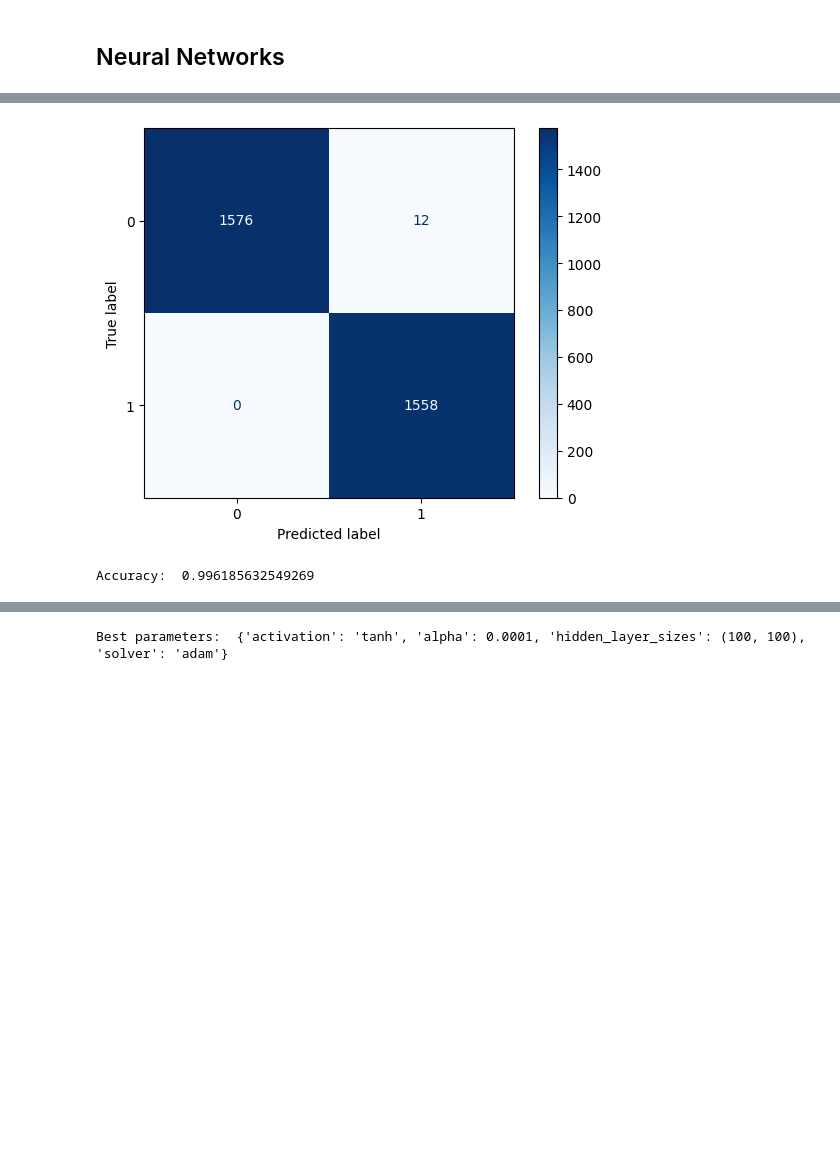
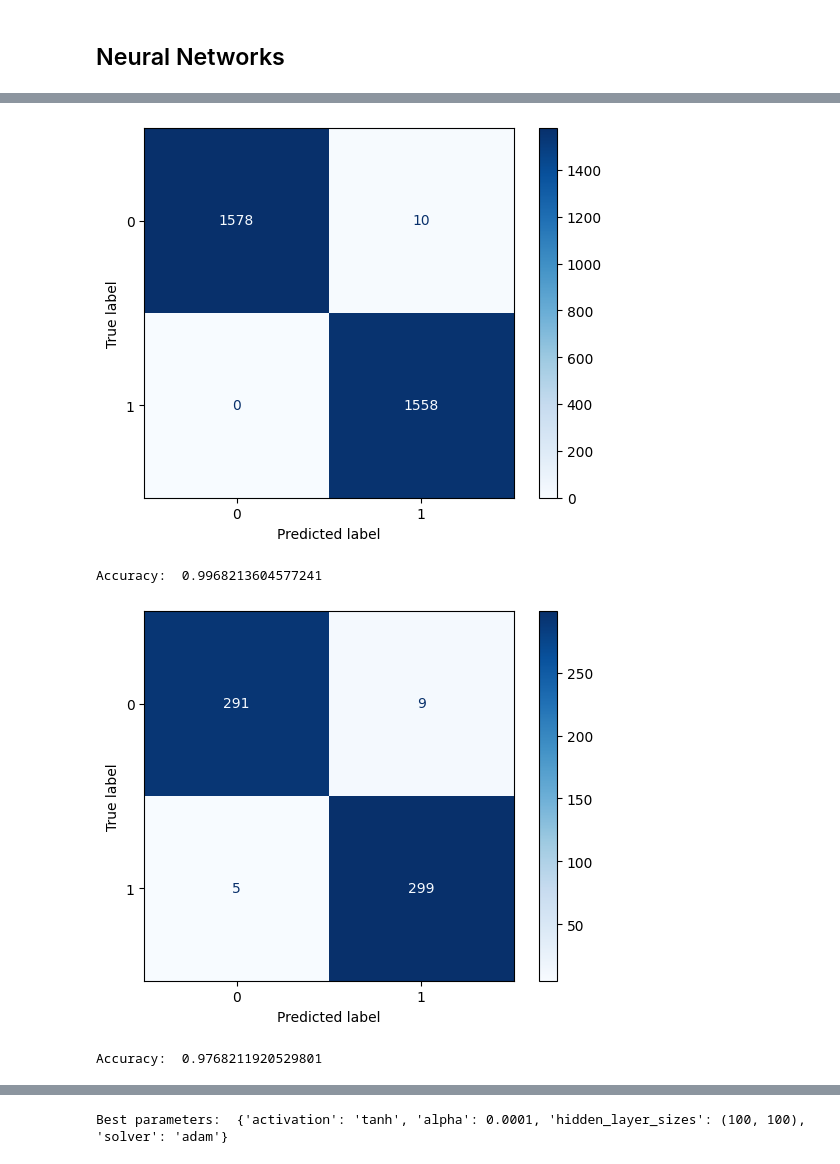
Before and after one commit to Monsterdied/AI, a Jupyter notebook: proj2/Nasa_Asteroids.ipynb, the cells around one changed output, grey strips where cells are left out. Drawn from its saved outputs; the diff is of its cells as text; code cells hidden in the pictures; blank space fills up the shorter version.

```diff
--- a/proj2/Nasa_Asteroids.ipynb
+++ b/proj2/Nasa_Asteroids.ipynb
@@ -454,7 +454,7 @@ X_test_ros_normalized = scaler.transform(X_test_ros)
 
 #Normalize RandomUnderSampling
 X_train_rus_normalized = scaler.fit_transform(X_train_rus)
-X_test_ros_normalized = scaler.transform(X_test_rus)
+X_test_rus_normalized = scaler.transform(X_test_rus)
 # %% [markdown]
 ## Decision Trees
 # %% [markdown]
@@ -536,7 +536,7 @@ n_runs = 10
 
 for _ in range(n_runs):
     grid_search = GridSearchCV(DecisionTreeClassifier(), param_grid, cv=5, scoring='accuracy')
-    grid_search.fit(X_train_rus, y_train_rus)
+    grid_search.fit(X_train_ros, y_train_ros)
     best_params = grid_search.best_params_
     best_params_counter[str(best_params)] += 1
 
@@ -624,15 +629,15 @@ from sklearn.neural_network import MLPClassifier
 # Create an MLPClassifier
 clf = MLPClassifier()
 
-# Train the classifier
-clf.fit(X_train_normalized, y_train)
+# Train the classifier with the RandomOverSampling data
+clf.fit(X_train_ros_normalized, y_train_ros)
 
 # Make predictions on the test set
-predictions = clf.predict(X_test_normalized)
+predictions = clf.predict(X_test_ros_normalized)
 
 
 # Compute the confusion matrix
-cm = confusion_matrix(y_test, predictions)
+cm = confusion_matrix(y_test_ros, predictions)
 
 # Create a ConfusionMatrixDisplay
 disp = ConfusionMatrixDisplay(confusion_matrix=cm, display_labels=clf.classes_)
@@ -641,8 +646,34 @@ disp = ConfusionMatrixDisplay(confusion_matrix=cm, display_labels=clf.classes_)
 disp.plot(cmap=plt.cm.Blues)
 plt.show()
 
-print("Accuracy: ", accuracy_score(y_test, predictions))
+print("Accuracy: ", accuracy_score(y_test_ros, predictions))
 # %% [output]
 [figure]
-Accuracy:  0.996185632549269
+Accuracy:  0.9968213604577241
+# %%
+
+# Create an MLPClassifier
+clf = MLPClassifier()
+
+# Train the classifier with the RandomUnderSampling data
+clf.fit(X_train_rus_normalized, y_train_rus)
+
+# Make predictions on the test set
+predictions = clf.predict(X_test_rus_normalized)
+
+
+# Compute the confusion matrix
+cm = confusion_matrix(y_test_rus, predictions)
+
+# Create a ConfusionMatrixDisplay
+disp = ConfusionMatrixDisplay(confusion_matrix=cm, display_labels=clf.classes_)
+
+# Plot the confusion matrix
+disp.plot(cmap=plt.cm.Blues)
+plt.show()
+
+print("Accuracy: ", accuracy_score(y_test_rus, predictions))
+# %% [output]
+[figure, added]
+Accuracy:  0.9768211920529801
 # %% [markdown]
```
Also changed, not shown: parts of 28 cells of this notebook, 3 other files.
